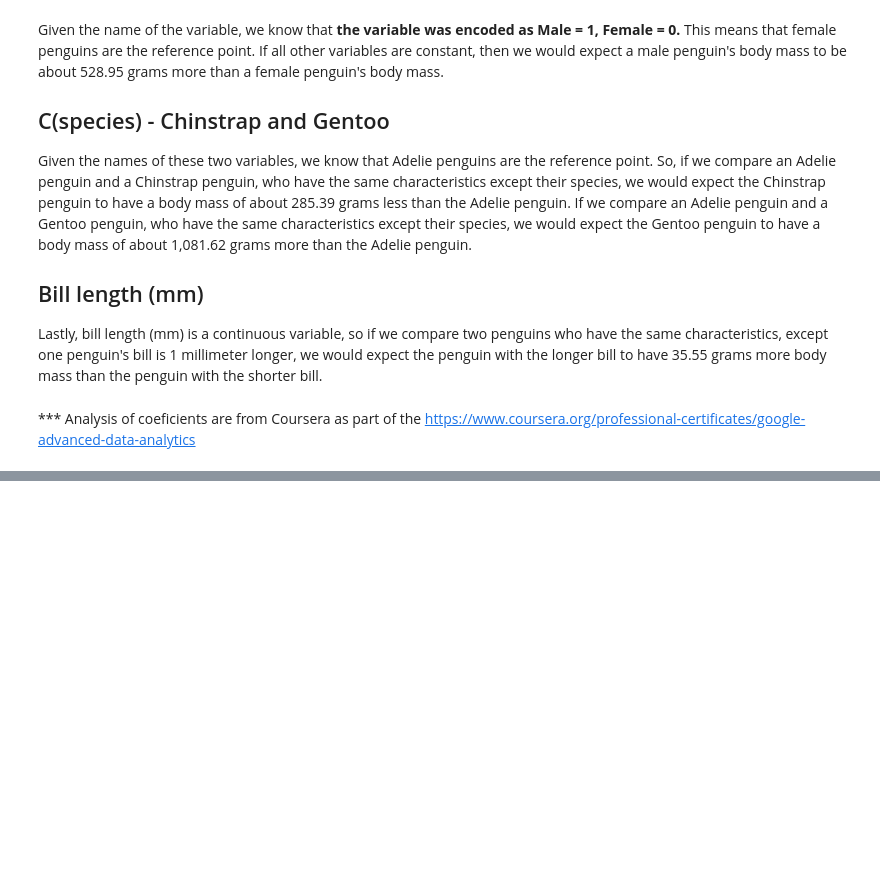
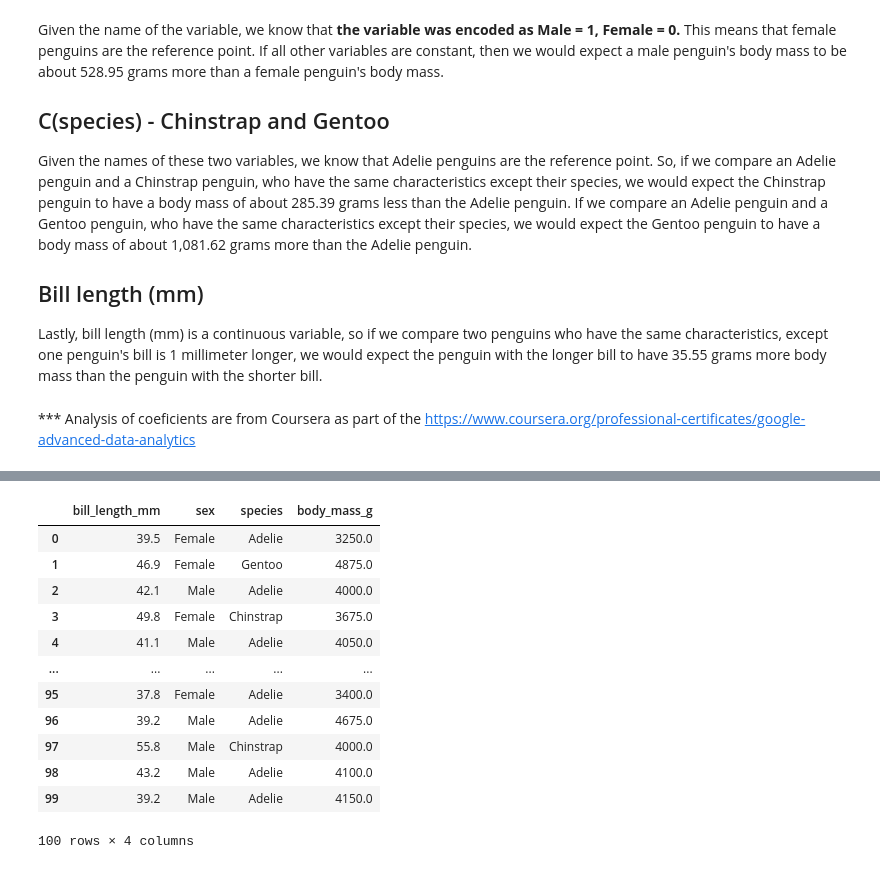
Before and after one commit to AfobCode/LearningPython, a Jupyter notebook: Regression_Analysis/multiple_linear_regression.ipynb, the cells around one changed output, grey strips where cells are left out. Cells and saved outputs as stored; diff of their text form; code cells hidden in the pictures; blank space fills up the shorter version.

```diff
--- a/Regression_Analysis/multiple_linear_regression.ipynb
+++ b/Regression_Analysis/multiple_linear_regression.ipynb
@@ -182,0 +216,17 @@ Lastly, bill length (mm) is a continuous variable, so if we compare two penguins
+# %%
+penguin_test = pd.concat([x_test,y_test],axis = 1).reset_index(drop=True)
+penguin_test
+# %% [output]
+|  | bill_length_mm | sex | species | body_mass_g |
+| 0 | 39.5 | Female | Adelie | 3250.0 |
+| 1 | 46.9 | Female | Gentoo | 4875.0 |
+| 2 | 42.1 | Male | Adelie | 4000.0 |
+| 3 | 49.8 | Female | Chinstrap | 3675.0 |
+| 4 | 41.1 | Male | Adelie | 4050.0 |
+| ... | ... | ... | ... | ... |
+| 95 | 37.8 | Female | Adelie | 3400.0 |
+| 96 | 39.2 | Male | Adelie | 4675.0 |
+| 97 | 55.8 | Male | Chinstrap | 4000.0 |
+| 98 | 43.2 | Male | Adelie | 4100.0 |
+| 99 | 39.2 | Male | Adelie | 4150.0 |
+100 rows × 4 columns
```
Also changed, not shown: parts of 5 cells of this notebook.
